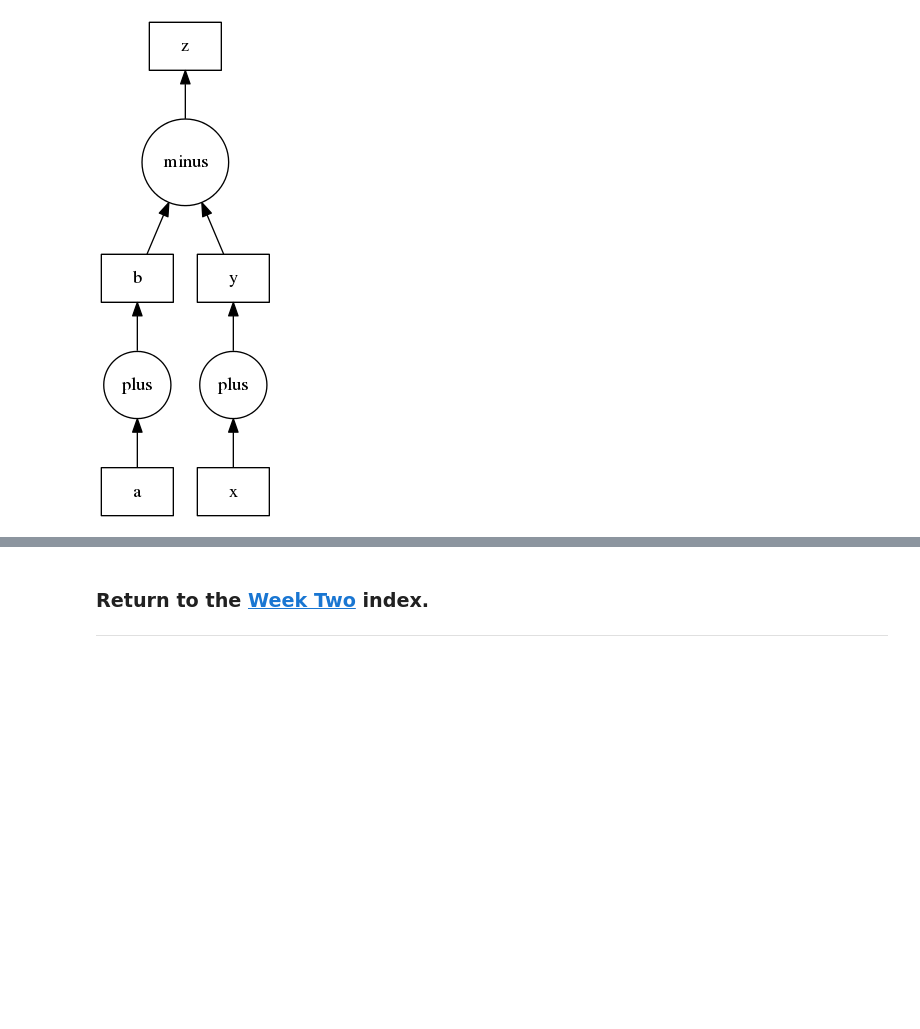
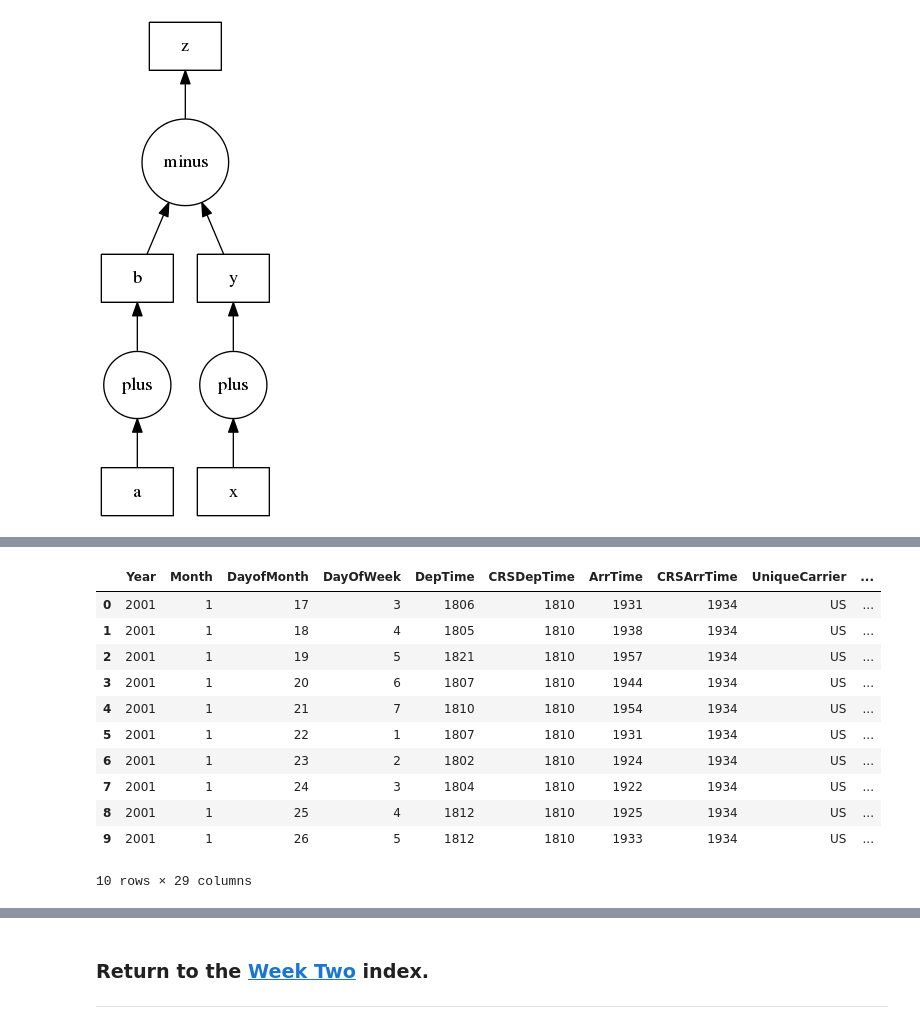
Before and after one commit to ProfessorBrunner/rp-pdm15, a Jupyter notebook: Week2/intro2dask.ipynb, the cells around one changed output, grey strips where cells are left out. Drawn from its saved outputs; the diff is of its cells as text; code cells hidden in the pictures; blank space fills up the shorter version.

```diff
--- a/Week2/intro2dask.ipynb
+++ b/Week2/intro2dask.ipynb
@@ -86,0 +397,26 @@ alldata.to_castra('/home/data_scientist/rppdm/data/2001.castra')
+# %%
+import pandas as pd
+
+# Change this to read a different file, for example
+# /home/data_scientist/data/2001.csv on the JupyterHub Server
+# /home/data_scientist/rppdm/data/2001.csv on the local Docker container
+#
+# Note that the JupyterHub server has data from other years in the raw
+# subdirectory.
+#
+filename = '/home/data_scientist/data/2001.csv'
+
+pd.read_csv(filename, header = 0, nrows = 10, encoding='latin-1')
+# %% [output]
+|  | Year | Month | DayofMonth | DayOfWeek | DepTime | CRSDepTime | ArrTime | CRSArrTime | UniqueCarrier | ... |
+| 0 | 2001 | 1 | 17 | 3 | 1806 | 1810 | 1931 | 1934 | US | ... |
+| 1 | 2001 | 1 | 18 | 4 | 1805 | 1810 | 1938 | 1934 | US | ... |
+| 2 | 2001 | 1 | 19 | 5 | 1821 | 1810 | 1957 | 1934 | US | ... |
+| 3 | 2001 | 1 | 20 | 6 | 1807 | 1810 | 1944 | 1934 | US | ... |
+| 4 | 2001 | 1 | 21 | 7 | 1810 | 1810 | 1954 | 1934 | US | ... |
+| 5 | 2001 | 1 | 22 | 1 | 1807 | 1810 | 1931 | 1934 | US | ... |
+| 6 | 2001 | 1 | 23 | 2 | 1802 | 1810 | 1924 | 1934 | US | ... |
+| 7 | 2001 | 1 | 24 | 3 | 1804 | 1810 | 1922 | 1934 | US | ... |
+| 8 | 2001 | 1 | 25 | 4 | 1812 | 1810 | 1925 | 1934 | US | ... |
+| 9 | 2001 | 1 | 26 | 5 | 1812 | 1810 | 1933 | 1934 | US | ... |
+10 rows × 29 columns
```
Also changed, not shown: parts of 40 cells of this notebook.
